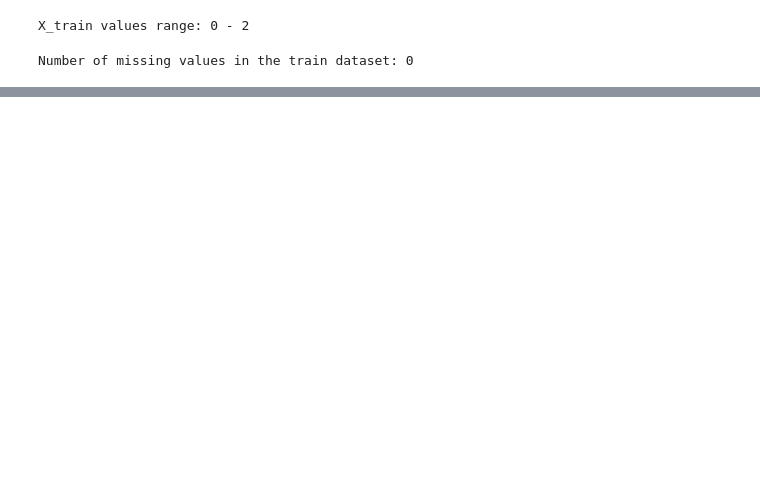
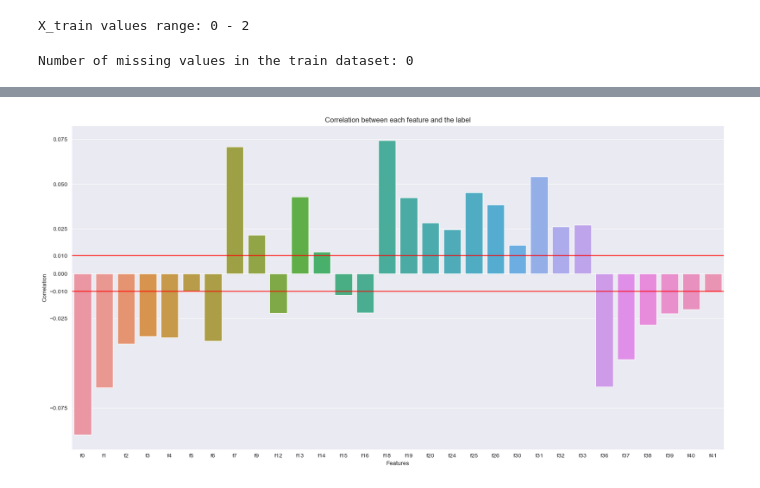
Before and after one commit to NadavShoham/AppliedML, a Jupyter notebook: notebooks/ml_ex2/Assignment2_Applied_ML.ipynb, the cells around one changed output, grey strips where cells are left out. Cells and saved outputs as stored; diff of their text form; code cells hidden in the pictures; blank space fills up the shorter version.

```diff
--- a/notebooks/ml_ex2/Assignment2_Applied_ML.ipynb
+++ b/notebooks/ml_ex2/Assignment2_Applied_ML.ipynb
@@ -251,0 +162,11 @@ Fitting 2 folds for each of 27 candidates, totalling 54 fits
+# %%
+# remove that feature that has a correlation lower than 0.01 and higher than -0.01 with the label
+all_correlations = np.array(correlations)
+indices = np.where(np.logical_and(all_correlations < 0.01, all_correlations > -0.01))
+uncorrelated_feature = X_train.columns[indices]
+X_train_modified = X_train.drop(columns=uncorrelated_feature)
+X_dev_modified = X_dev.drop(columns=uncorrelated_feature)
+X_test_modified = X_test.drop(columns=uncorrelated_feature)
+correlations_v2 = plot_feature_label_correlation(X_train_modified, y_train)
+# %% [output]
+[figure, added]
```
Also changed, not shown: parts of 57 cells of this notebook.
